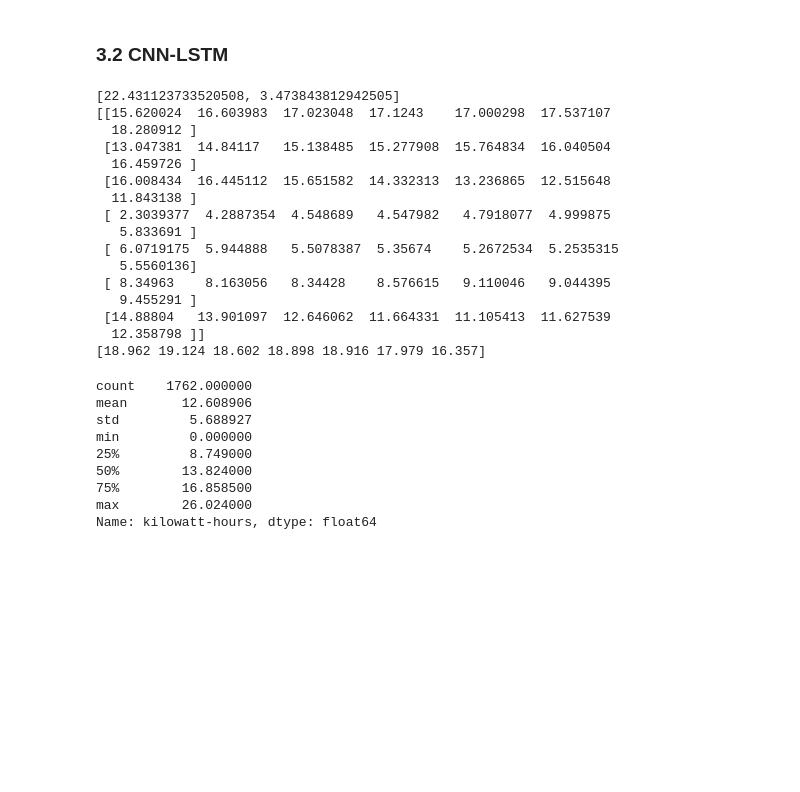
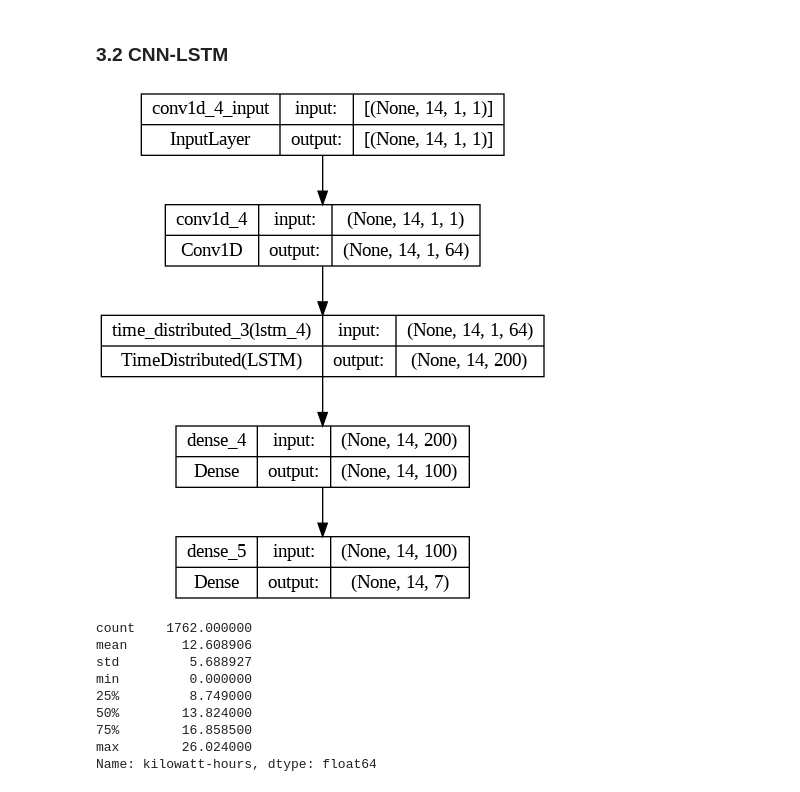
Before and after one commit to Luanho20092002/NCKH_SolarSystem, a Jupyter notebook: test.ipynb, the cells around one changed output. Drawn from its saved outputs; the diff is of its cells as text; code cells hidden in the pictures; blank space fills up the shorter version.

```diff
--- a/test.ipynb
+++ b/test.ipynb
@@ -130,50 +130,34 @@ print(md.evaluate(X_test, y_test, verbose=0))
 # %%
 from keras.layers import Conv1D
 from keras.layers import MaxPool1D
 from keras.layers import Flatten
 from keras.layers import RepeatVector
 from keras import Sequential
 from keras.layers import LSTM
 from keras.layers import Dense
-from keras.metrics import RootMeanSquaredError
 from keras.layers import Dropout
 from keras.layers import Input, TimeDistributed
+from keras.utils import plot_model
 
 def build_cnn_lstm(X_train, y_train):
     n_samples, time_step, n_feature = X_train.shape
     lstm_layer = LSTM(200, activation="tanh")
 
     md = Sequential()
-    md.add(Input(time_step, n_feature))
-    md.add(Conv1D(64, padding="same", kernel_size=3, activation="relu"))
+    # md.add(Input(time_step, n_feature))
+    md.add(Conv1D(64, padding="same", kernel_size=3, activation="relu", input_shape=(time_step, n_feature, 1)))
     md.add(TimeDistributed(lstm_layer))
     md.add(Dense(100, activation='relu'))
-    md.add(Dense(7))
+    md.add(Dense(n_feature))
     md.compile(loss="mse", optimizer="adam", metrics=["mae"])
-    md.fit(X_train, y_train, epochs=100, batch_size=16, verbose=0)
+    # md.fit(X_train, y_train, epochs=100, batch_size=16, verbose=0)
     return md
 
 cnn_lstm = build_cnn_lstm(X_train, y_train)
-print(cnn_lstm.evaluate(X_test, y_test, verbose=0))
-print(cnn_lstm.predict(X_test, verbose=0)[:7])
-print(y_test[0])
+plot_model(cnn_lstm, show_shapes=True)
+# print(cnn_lstm.evaluate(X_test, y_test, verbose=0))
 # %% [output]
-[22.431123733520508, 3.473843812942505]
-[[15.620024  16.603983  17.023048  17.1243    17.000298  17.537107
-  18.280912 ]
- [13.047381  14.84117   15.138485  15.277908  15.764834  16.040504
-  16.459726 ]
- [16.008434  16.445112  15.651582  14.332313  13.236865  12.515648
-  11.843138 ]
- [ 2.3039377  4.2887354  4.548689   4.547982   4.7918077  4.999875
-   5.833691 ]
- [ 6.0719175  5.944888   5.5078387  5.35674    5.2672534  5.2535315
-   5.5560136]
- [ 8.34963    8.163056   8.34428    8.576615   9.110046   9.044395
-   9.455291 ]
- [14.88804   13.901097  12.646062  11.664331  11.105413  11.627539
-  12.358798 ]]
-[18.962 19.124 18.602 18.898 18.916 17.979 16.357]
+[figure, added]
 # %%
 df["kilowatt-hours"].describe()
 # %% [output]
```
